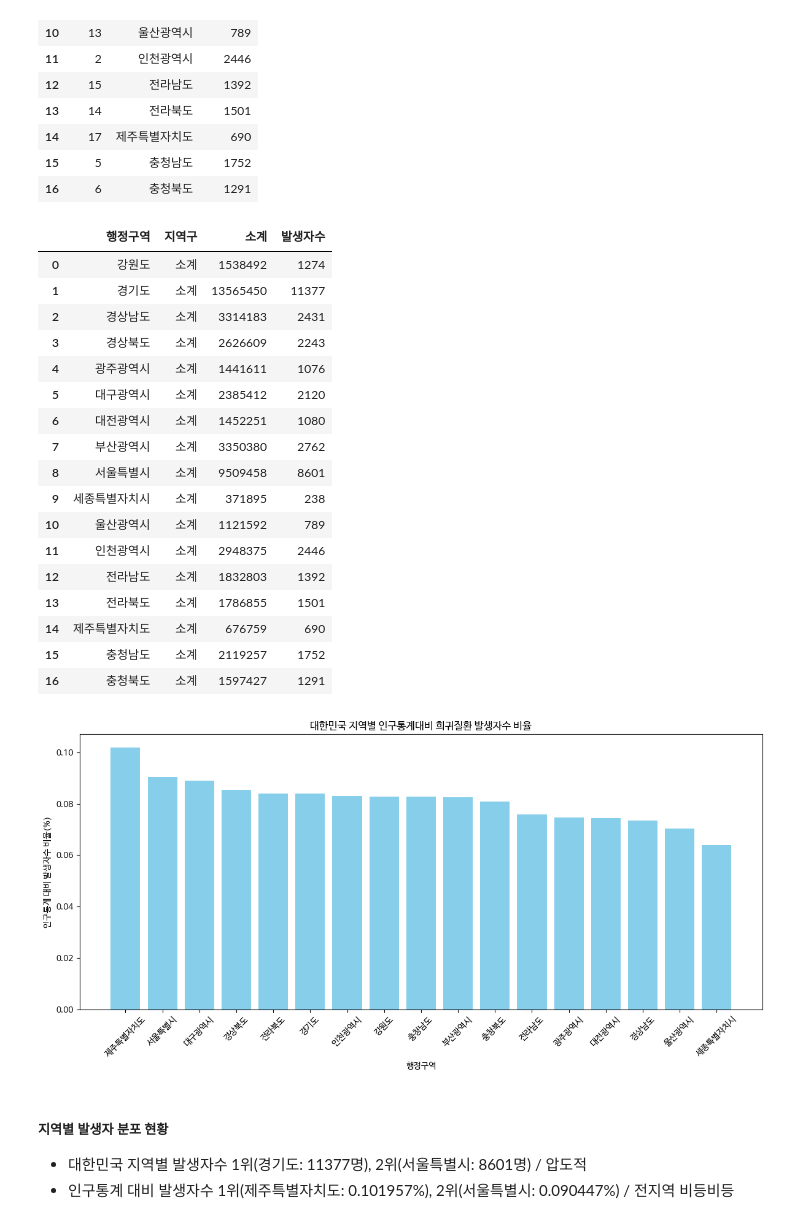
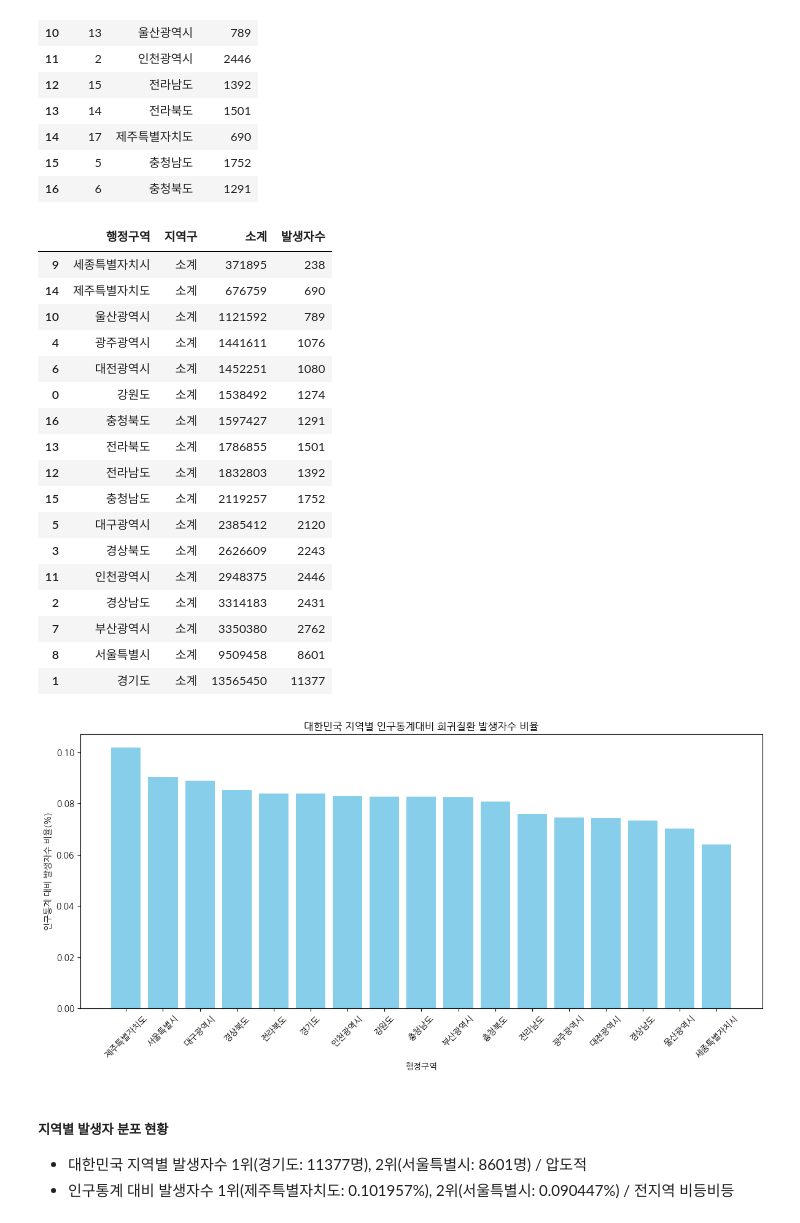
Before and after one commit to kdj0712/rare_field_fastapis, a Jupyter notebook: data/data_analysis/persona2/ipynb/persona2_DDA_yugyeong_accrual.ipynb, the cells around one changed output. Drawn from its saved outputs; the diff is of its cells as text; code cells hidden in the pictures.

```diff
--- a/data/data_analysis/persona2/ipynb/persona2_DDA_yugyeong_accrual.ipynb
+++ b/data/data_analysis/persona2/ipynb/persona2_DDA_yugyeong_accrual.ipynb
@@ -888,41 +915,41 @@ df_region_total_accrual.reset_index()
 # %%
 merged_df = pd.merge(df_region_population, df_region_total_accrual, on='행정구역')
 
-merged_df
+merged_df.sort_values('소계')
 # %% [output]
 |  | 행정구역 | 지역구 | 소계 | 발생자수 |
+| 9 | 세종특별자치시 | 소계 | 371895 | 238 |
+| 14 | 제주특별자치도 | 소계 | 676759 | 690 |
+| 10 | 울산광역시 | 소계 | 1121592 | 789 |
+| 4 | 광주광역시 | 소계 | 1441611 | 1076 |
+| 6 | 대전광역시 | 소계 | 1452251 | 1080 |
 | 0 | 강원도 | 소계 | 1538492 | 1274 |
-| 1 | 경기도 | 소계 | 13565450 | 11377 |
+| 16 | 충청북도 | 소계 | 1597427 | 1291 |
+| 13 | 전라북도 | 소계 | 1786855 | 1501 |
+| 12 | 전라남도 | 소계 | 1832803 | 1392 |
+| 15 | 충청남도 | 소계 | 2119257 | 1752 |
+| 5 | 대구광역시 | 소계 | 2385412 | 2120 |
+| 3 | 경상북도 | 소계 | 2626609 | 2243 |
+| 11 | 인천광역시 | 소계 | 2948375 | 2446 |
 | 2 | 경상남도 | 소계 | 3314183 | 2431 |
-| 3 | 경상북도 | 소계 | 2626609 | 2243 |
-| 4 | 광주광역시 | 소계 | 1441611 | 1076 |
-| 5 | 대구광역시 | 소계 | 2385412 | 2120 |
-| 6 | 대전광역시 | 소계 | 1452251 | 1080 |
 | 7 | 부산광역시 | 소계 | 3350380 | 2762 |
 | 8 | 서울특별시 | 소계 | 9509458 | 8601 |
-| 9 | 세종특별자치시 | 소계 | 371895 | 238 |
-| 10 | 울산광역시 | 소계 | 1121592 | 789 |
-| 11 | 인천광역시 | 소계 | 2948375 | 2446 |
-| 12 | 전라남도 | 소계 | 1832803 | 1392 |
-| 13 | 전라북도 | 소계 | 1786855 | 1501 |
-| 14 | 제주특별자치도 | 소계 | 676759 | 690 |
-| 15 | 충청남도 | 소계 | 2119257 | 1752 |
-| 16 | 충청북도 | 소계 | 1597427 | 1291 |
+| 1 | 경기도 | 소계 | 13565450 | 11377 |
 # %%
 merged_df['인구통계 대비 발생자수 비율(%)'] = ((merged_df['발생자수'] / merged_df['소계']) * 100).round(2)
-df_sorted = merged_df.sort_values(by='인구통계 대비 발생자수 비율(%)', ascending=False)
+df_sorted_percent = merged_df.sort_values(by='인구통계 대비 발생자수 비율(%)', ascending=False)
 
 # 지역별로 희귀질환 발생자수 데이터 시각화
 plt.figure(figsize=(12, 6))
-plt.bar(df_sorted['행정구역'], df_sorted['인구통계 대비 발생자수 비율(%)'], color='skyblue')
+plt.bar(df_sorted_percent['행정구역'], df_sorted_percent['인구통계 대비 발생자수 비율(%)'], color='skyblue')
 plt.title('대한민국 지역별 인구통계대비 희귀질환 발생자수 비율')
 plt.xlabel('행정구역')
 plt.ylabel('인구통계 대비 발생자수 비율(%)')
 plt.xticks(rotation=45)  # x축 레이블 회전
 plt.tight_layout()
 plt.show()
 # %% [output]
-[figure, old version]
+[figure, new version]
 # %% [markdown]
 ##### 지역별 발생자 분포 현황
 - 대한민국 지역별 발생자수 1위(경기도: 11377명), 2위(서울특별시: 8601명) / 압도적
```
Also changed, not shown: parts of 35 cells of this notebook, 6 other files.
